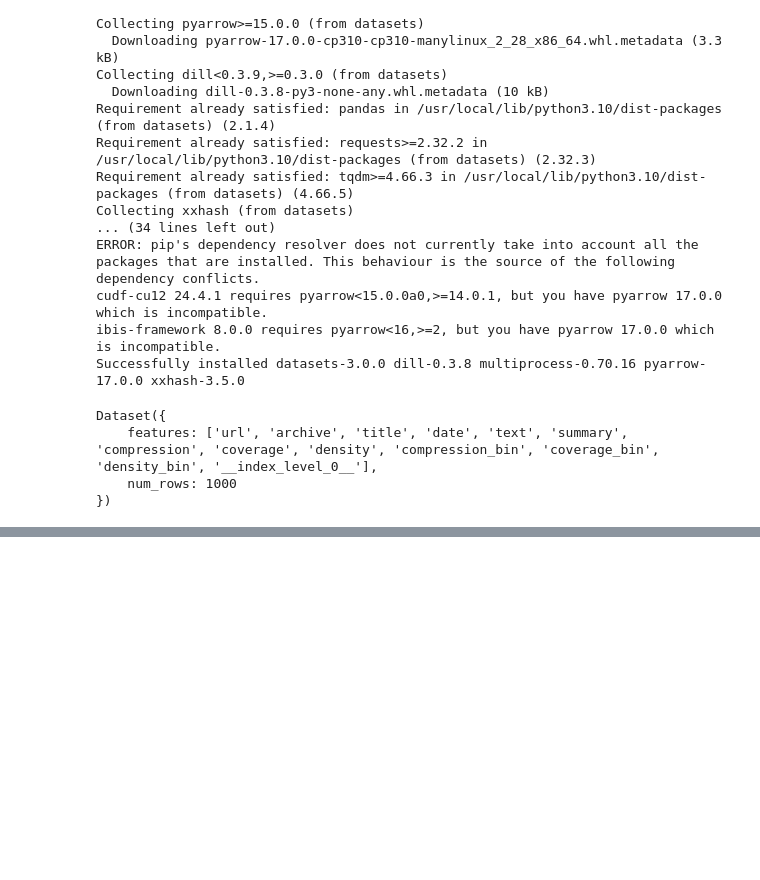
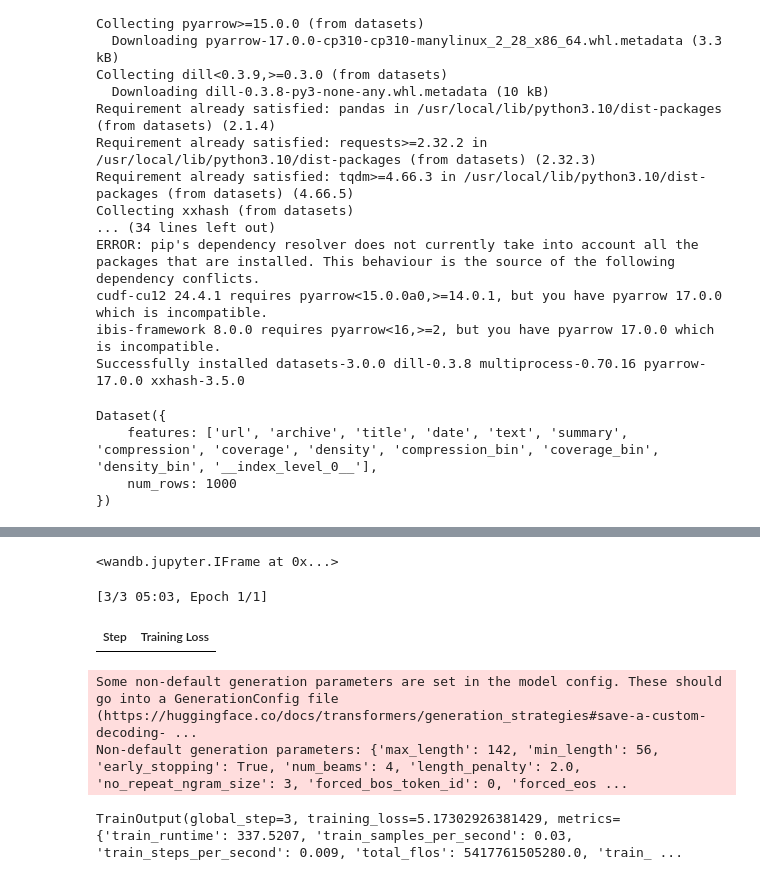
Before and after one commit to LogeshChandran/Huggingface_finetune, a Jupyter notebook: testing.ipynb, the cells around one changed output, grey strips where cells are left out. Drawn from its saved outputs; the diff is of its cells as text; code cells hidden in the pictures; blank space fills up the shorter version.

```diff
--- a/testing.ipynb
+++ b/testing.ipynb
@@ -125,3 +117,5 @@ train_df = get_first_n_records(dataset_name, "train", n_records)
 # print("Eval Dataset:", eval_df)
 # %%
 train_df = train_df[train_df[:]['density_bin'] == 'abstractive']
+test_df = test_df[test_df[:]['density_bin'] == 'abstractive']
+eval_df = eval_df[eval_df[:]['density_bin'] == 'abstractive']
@@ -132,6 +130,12 @@ def remove_special_characters(df,column_name):
 # %%
 train_df = remove_special_characters(train_df,'text')
 train_df = remove_special_characters(train_df,'summary')
+
+test_df = remove_special_characters(test_df,'text')
+test_df = remove_special_characters(test_df,'summary')
+
+eval_df = remove_special_characters(eval_df,'text')
+eval_df = remove_special_characters(eval_df,'summary')
 # %%
 train_df.head(1)
 # %% [output]
@@ -140,5 +154,7 @@ train_df.head(1)
 # %%
 train_dataset = Dataset.from_pandas(train_df[['text_clean','summary_clean']])
+test_dataset = Dataset.from_pandas(test_df[['text_clean','summary_clean']])
+eval_dataset = Dataset.from_pandas(eval_df[['text_clean','summary_clean']])
 # %%
 def batch_tokenize_preprocess(batch, tokenizer, max_source_length, max_target_length):
   text, summary = batch["text_clean"], batch["summary_clean"]
@@ -172,0 +259,29 @@ metric = evaluate.load("rouge")
+# %%
+training_args = Seq2SeqTrainingArguments(
+    output_dir="results",
+    num_train_epochs=1,  # demo
+    do_train=True,
+    do_eval=True,
+    per_device_train_batch_size=4,  # demo
+    per_device_eval_batch_size=4,
+    learning_rate=3e-05,
+    warmup_steps=500,
+    weight_decay=0.1,
+    label_smoothing_factor=0.1,
+    predict_with_generate=True,
+    logging_dir="logs",
+    logging_steps=50,
+    save_total_limit=3,
+)
+
+data_collator = DataCollatorForSeq2Seq(tokenizer, model=model)
+
+trainer = Seq2SeqTrainer(
+    model=model,
+    args=training_args,
+    data_collator=data_collator,
+    train_dataset=train_data,
+    eval_dataset=eval_data,
+    tokenizer=tokenizer,
+    compute_metrics=compute_metrics,
+)
@@ -172,0 +336,12 @@ metric = evaluate.load("rouge")
+# %%
+%%wandb
+# uncomment to display Wandb charts
+
+trainer.train()
+# %% [output]
+<wandb.jupyter.IFrame at 0x...>
+[3/3 05:03, Epoch 1/1]
+| Step | Training Loss |
+Some non-default generation parameters are set in the model config. These should go into a GenerationConfig file (https://huggingface.co/docs/transformers/generation_strategies#save-a-custom-decoding- ...
+Non-default generation parameters: {'max_length': 142, 'min_length': 56, 'early_stopping': True, 'num_beams': 4, 'length_penalty': 2.0, 'no_repeat_ngram_size': 3, 'forced_bos_token_id': 0, 'forced_eos ...
+TrainOutput(global_step=3, training_loss=5.17302926381429, metrics={'train_runtime': 337.5207, 'train_samples_per_second': 0.03, 'train_steps_per_second': 0.009, 'total_flos': 5417761505280.0, 'train_ ...
```
Also changed, not shown: parts of 24 cells of this notebook.
